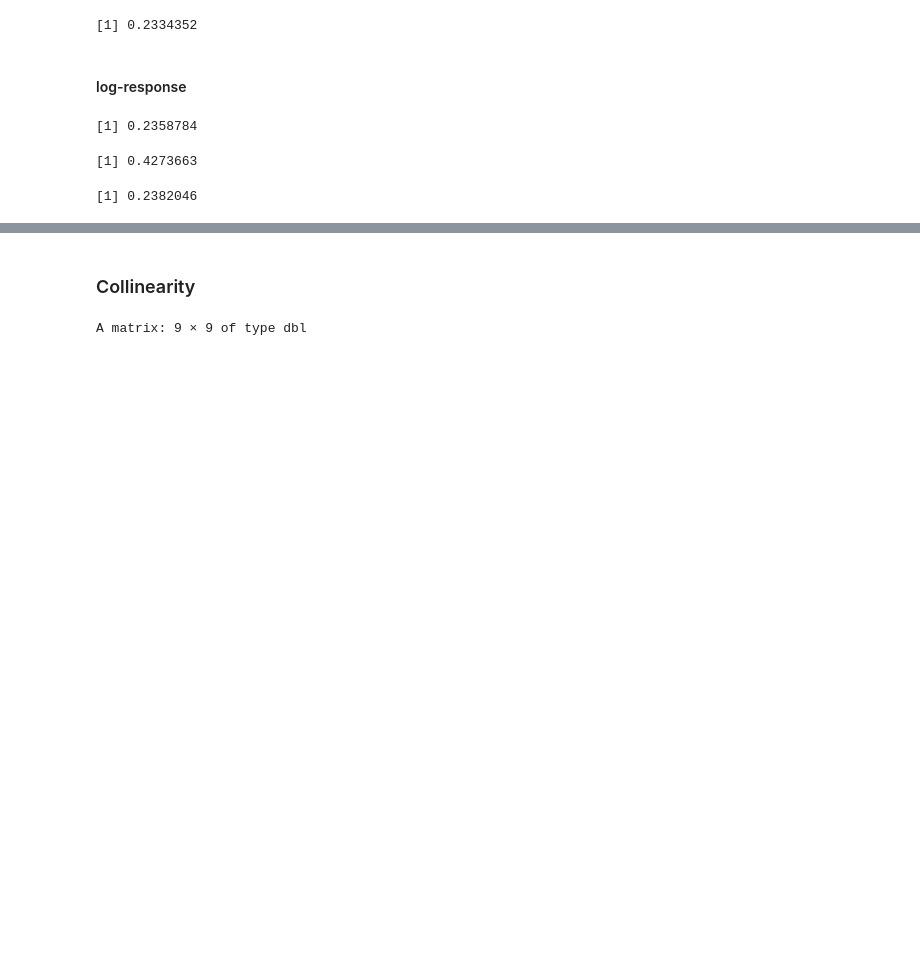
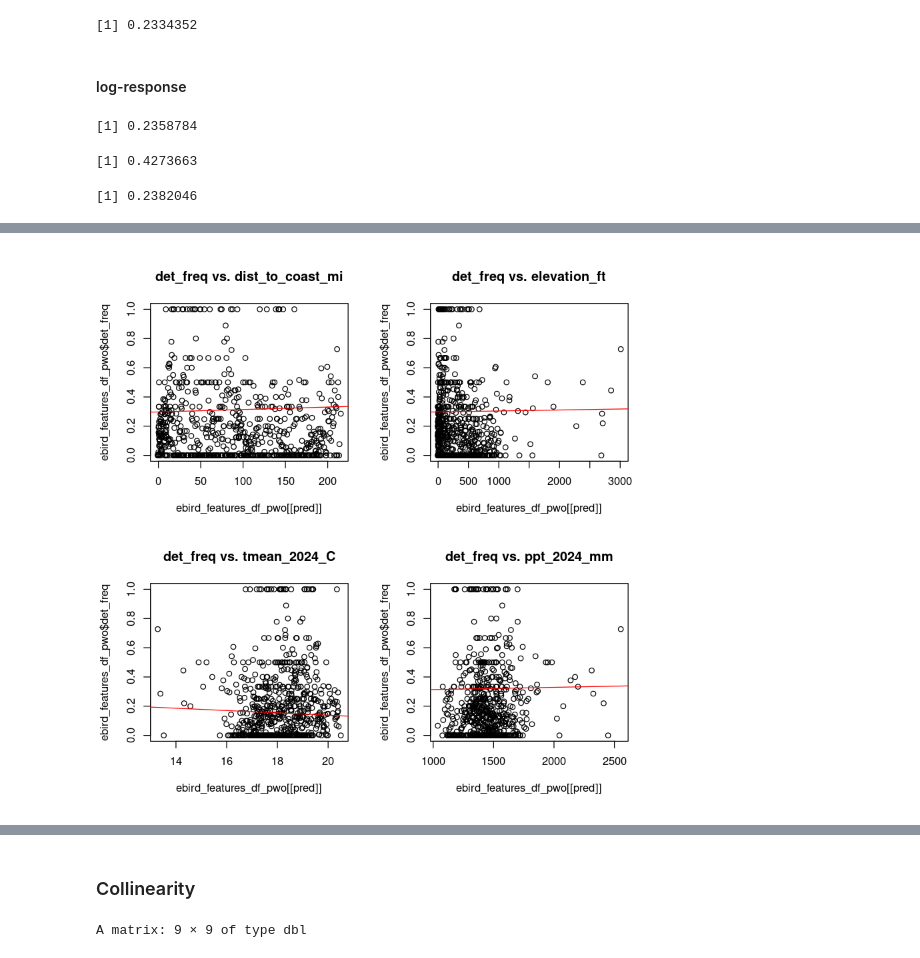
Before and after one commit to jbowen102/STAT_420_Final_Project, a Jupyter notebook: ebird_modeling.ipynb, the cells around one changed output, grey strips where cells are left out. Drawn from its saved outputs; the diff is of its cells as text; code cells hidden in the pictures; blank space fills up the shorter version.

Commit message:
Create plots to explore predictor transformations.

```diff
--- a/ebird_modeling.ipynb
+++ b/ebird_modeling.ipynb
@@ -848,0 +851,4 @@ rmse_original
+# %%
+preds = c("dist_to_coast_mi", "elevation_ft", "dominant_eco_group",
+          "tmean_2024_C", "ppt_2024_mm", "det_freq")
+pairs(ebird_features_df_pwo[preds], pch = ".", col = "red")
@@ -848,0 +857,8 @@ rmse_original
+# %%
+par(mfrow = c(2, 2))
+for (pred in preds[!preds %in% c("dominant_eco_group", "det_freq")]) {
+    plot(ebird_features_df_pwo$det_freq ~ ebird_features_df_pwo[[pred]], main = paste("det_freq vs.", pred))
+    abline(a = coef(mod_add_pwo)[1], b = coef(mod_add_pwo)[pred], col = "red")
+}
+# %% [output]
+[figure, added]
```
Also changed, not shown: parts of 7 cells of this notebook.
